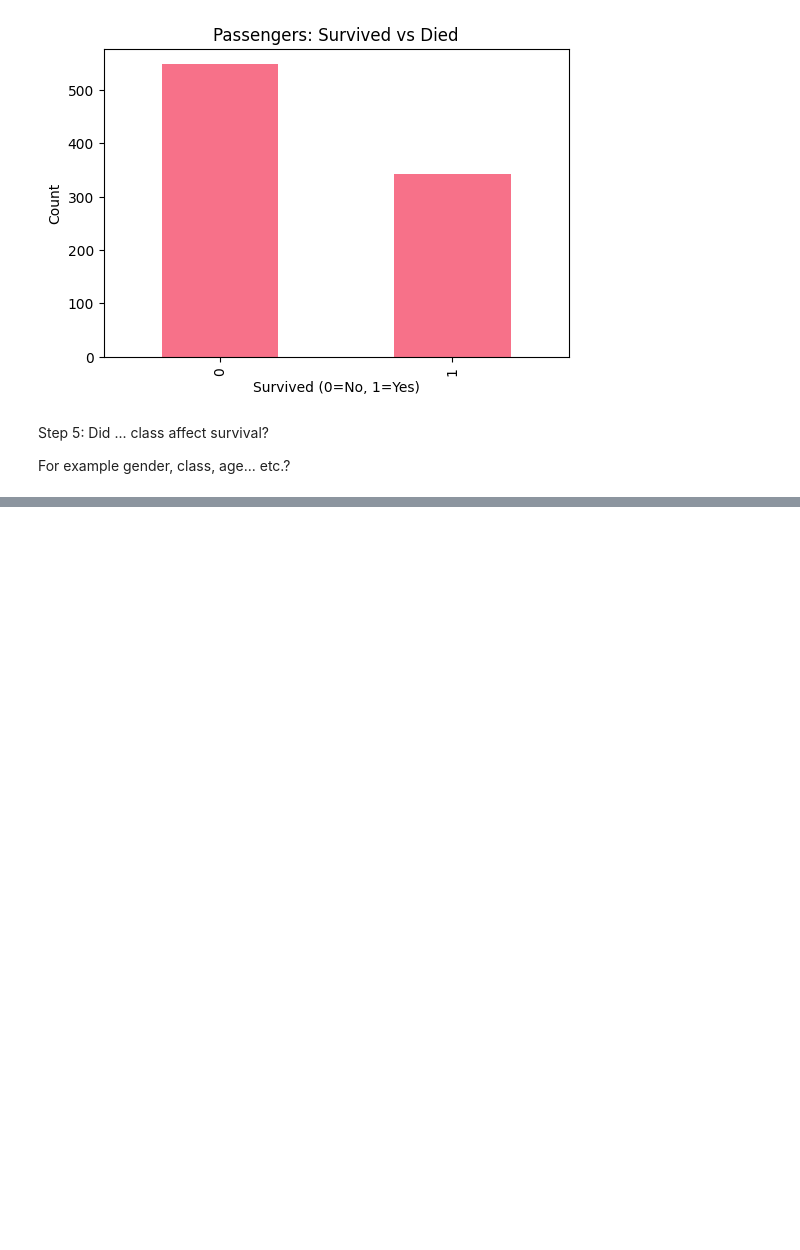
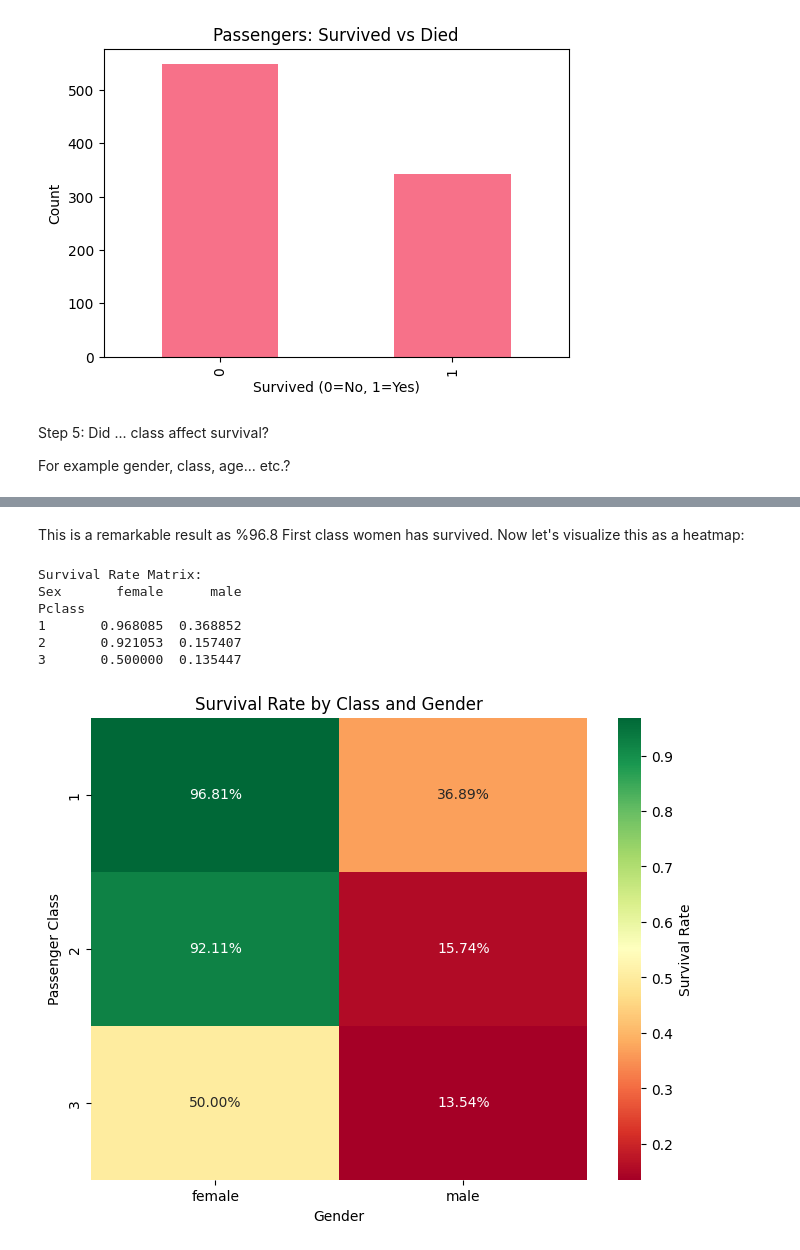
Before and after one commit to altCourier/titanic-eda, a Jupyter notebook: titanic_eda.ipynb, the cells around one changed output, grey strips where cells are left out. Cells and saved outputs as stored; diff of their text form; code cells hidden in the pictures; blank space fills up the shorter version.

```diff
--- a/titanic_eda.ipynb
+++ b/titanic_eda.ipynb
@@ -93,0 +156,23 @@ For example gender, class, age... etc.?
+# %% [markdown]
+This is a remarkable result as %96.8 First class women has survived. Now let's visualize this as a heatmap:
+# %%
+survival_pivot = train_df.groupby(['Pclass', 'Sex'])['Survived'].mean().unstack()
+print("Survival Rate Matrix:")
+print(survival_pivot)
+
+plt.figure(figsize = (8, 6))
+
+sns.heatmap(survival_pivot, annot = True, cmap = 'RdYlGn', fmt = '.2%', cbar_kws = {'label': 'Survival Rate'})
+plt.title('Survival Rate by Class and Gender')
+plt.ylabel('Passenger Class')
+plt.xlabel('Gender')
+
+plt.show()
+# %% [output]
+Survival Rate Matrix:
+Sex       female      male
+Pclass
+1       0.968085  0.368852
+2       0.921053  0.157407
+3       0.500000  0.135447
+[figure, added]
```
Also changed, not shown: parts of 22 cells of this notebook.
